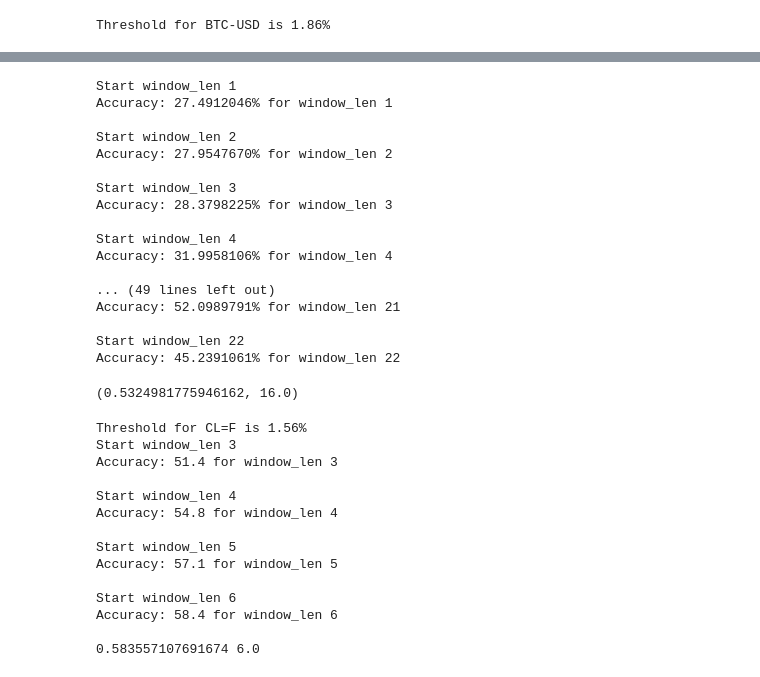
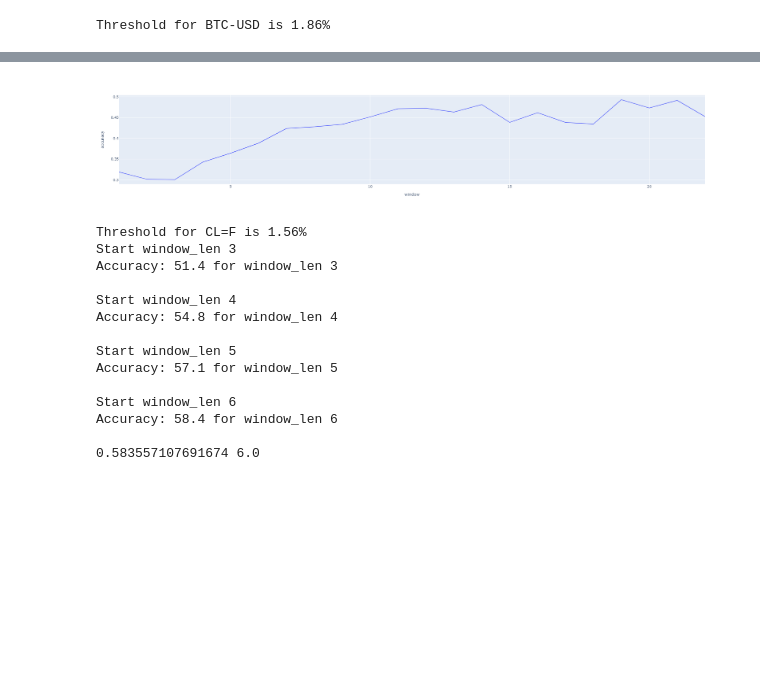
Before and after one commit to svkov/time-series-forecasting, a Jupyter notebook: notebooks/006-classification.ipynb, the cells around one changed output, grey strips where cells are left out. Saved outputs shown, nothing was run; the diff lists cells and outputs as text; code cells hidden in the pictures; blank space fills up the shorter version.

```diff
--- a/notebooks/006-classification.ipynb
+++ b/notebooks/006-classification.ipynb
@@ -163,24 +154,7 @@ Start window_len 4
-# %%
-choose_best_window_size(df, n, 'logistic', delta=20, verbose=True)
-# %% [output]
-Start window_len 1
-Accuracy: 27.4912046% for window_len 1
-
-Start window_len 2
-Accuracy: 27.9547670% for window_len 2
-
-Start window_len 3
-Accuracy: 28.3798225% for window_len 3
-
-Start window_len 4
-Accuracy: 31.9958106% for window_len 4
-
-... (49 lines left out)
-Accuracy: 52.0989791% for window_len 21
-
-Start window_len 22
-Accuracy: 45.2391061% for window_len 22
-(0.5324981775946162, 16.0)
+# %%
+px.line(accuracies, x='window', y='accuracy')
+# %% [output]
+[figure, added]
 # %%
 n = 5
 delta = int(n // 2)
```
Also changed, not shown: parts of 1 cell of this notebook, 17 other files.
